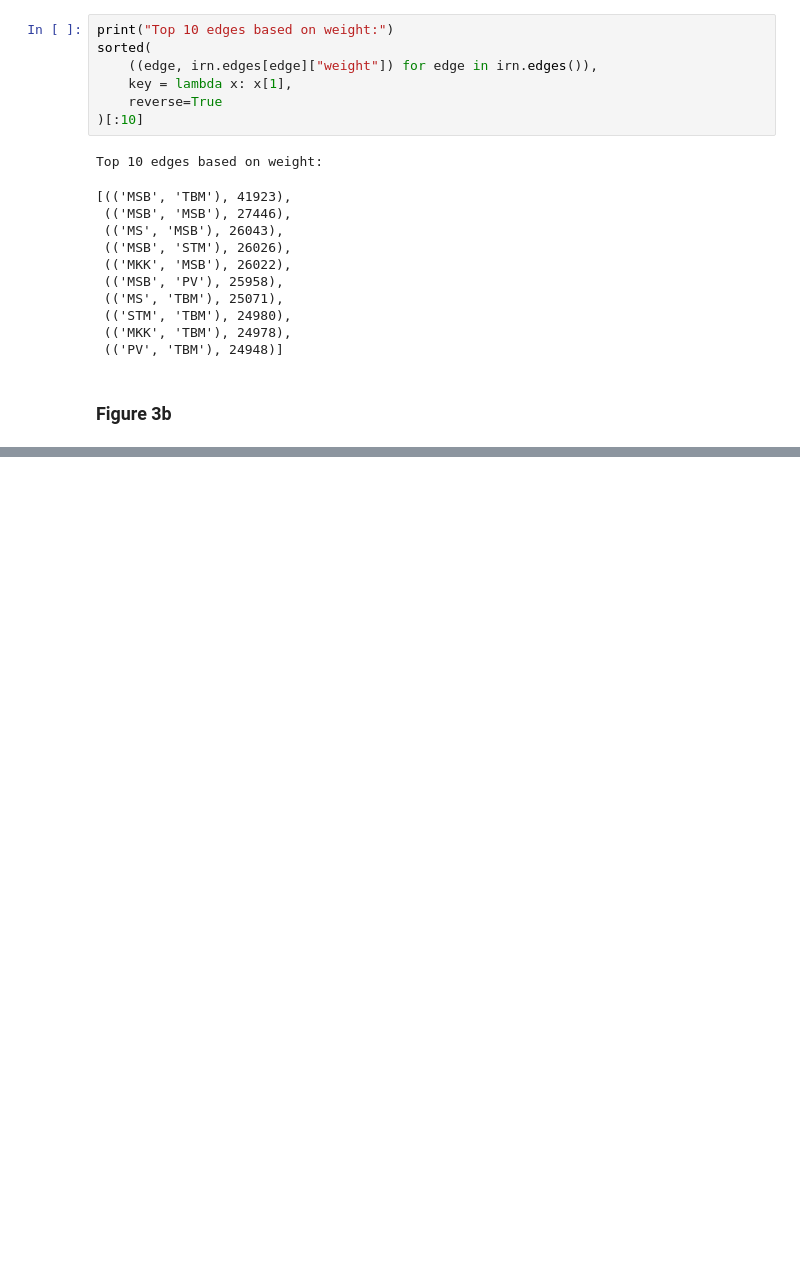
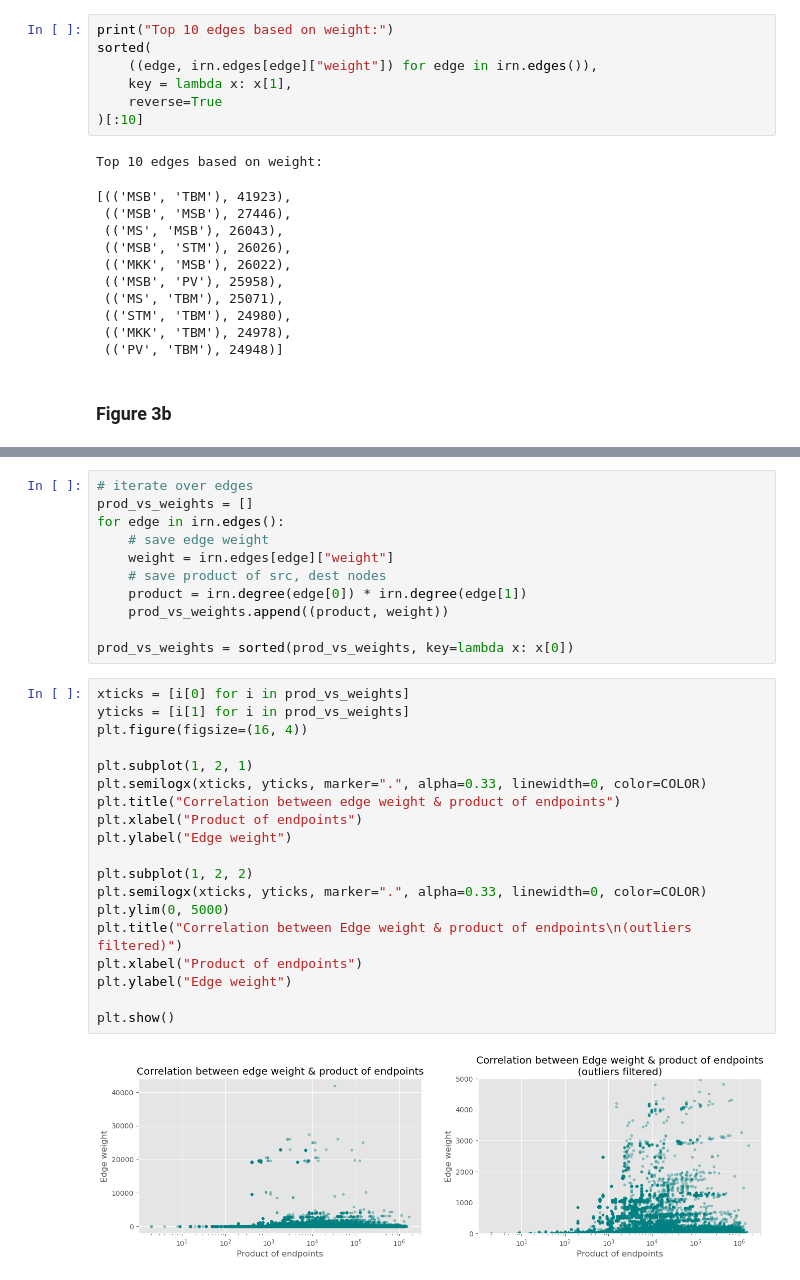
Before and after one commit to Armagaan/irn-data-analysis, a Jupyter notebook: src/explore.ipynb, the cells around one changed output, grey strips where cells are left out. Cells and saved outputs as stored; diff of their text form; blank space fills up the shorter version.

```diff
--- a/src/explore.ipynb
+++ b/src/explore.ipynb
@@ -369,0 +398,32 @@ Top 10 edges based on weight:
+# %%
+# iterate over edges
+prod_vs_weights = []
+for edge in irn.edges():
+    # save edge weight
+    weight = irn.edges[edge]["weight"]
+    # save product of src, dest nodes
+    product = irn.degree(edge[0]) * irn.degree(edge[1])
+    prod_vs_weights.append((product, weight))
+
+prod_vs_weights = sorted(prod_vs_weights, key=lambda x: x[0])
+# %%
+xticks = [i[0] for i in prod_vs_weights]
+yticks = [i[1] for i in prod_vs_weights]
+plt.figure(figsize=(16, 4))
+
+plt.subplot(1, 2, 1)
+plt.semilogx(xticks, yticks, marker=".", alpha=0.33, linewidth=0, color=COLOR)
+plt.title("Correlation between edge weight & product of endpoints")
+plt.xlabel("Product of endpoints")
+plt.ylabel("Edge weight")
+
+plt.subplot(1, 2, 2)
+plt.semilogx(xticks, yticks, marker=".", alpha=0.33, linewidth=0, color=COLOR)
+plt.ylim(0, 5000)
+plt.title("Correlation between Edge weight & product of endpoints\n(outliers filtered)")
+plt.xlabel("Product of endpoints")
+plt.ylabel("Edge weight")
+
+plt.show()
+# %% [output]
+[figure, added]
```
Also changed, not shown: parts of 8 cells of this notebook.
